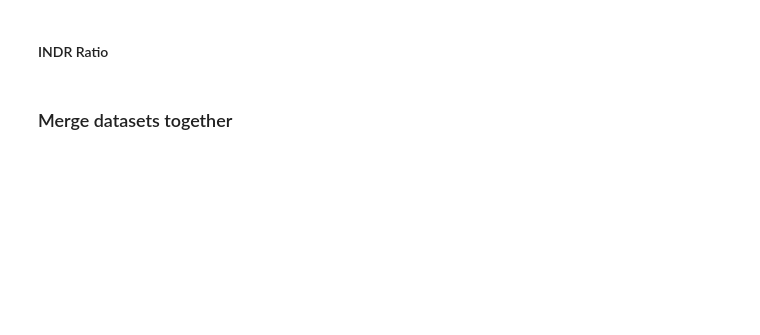
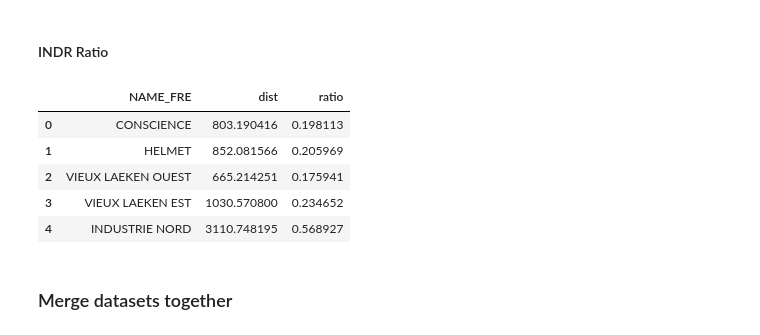
Before and after one commit to victor-radermecker/MasterThesis, a Jupyter notebook: notebooks/3 - 2 Demand Estimation.ipynb, the cells around one changed output. Drawn from its saved outputs; the diff is of its cells as text; code cells hidden in the pictures; blank space fills up the shorter version.

```diff
--- a/notebooks/3 - 2 Demand Estimation.ipynb
+++ b/notebooks/3 - 2 Demand Estimation.ipynb
@@ -84,6 +87,18 @@ parking.head()
 | 4 | INDUSTRIE NORD | 6.733601 | 261.99 | 1764 | 2.18 | 809 | 1277 | 26 | 248 | ... |
 # %% [markdown]
 #### INDR Ratio
+# %%
+# Loading parking and population data
+indr = pd.read_csv("../data/final_data/INDR_distances.csv")
+indr['ratio'] = indr['ratio'] / 100
+indr.head()
+# %% [output]
+|  | NAME_FRE | dist | ratio |
+| 0 | CONSCIENCE | 803.190416 | 0.198113 |
+| 1 | HELMET | 852.081566 | 0.205969 |
+| 2 | VIEUX LAEKEN OUEST | 665.214251 | 0.175941 |
+| 3 | VIEUX LAEKEN EST | 1030.570800 | 0.234652 |
+| 4 | INDUSTRIE NORD | 3110.748195 | 0.568927 |
 # %% [markdown]
 ### Merge datasets together
 # %%
```
Also changed, not shown: parts of 7 cells of this notebook, 1 other file.
